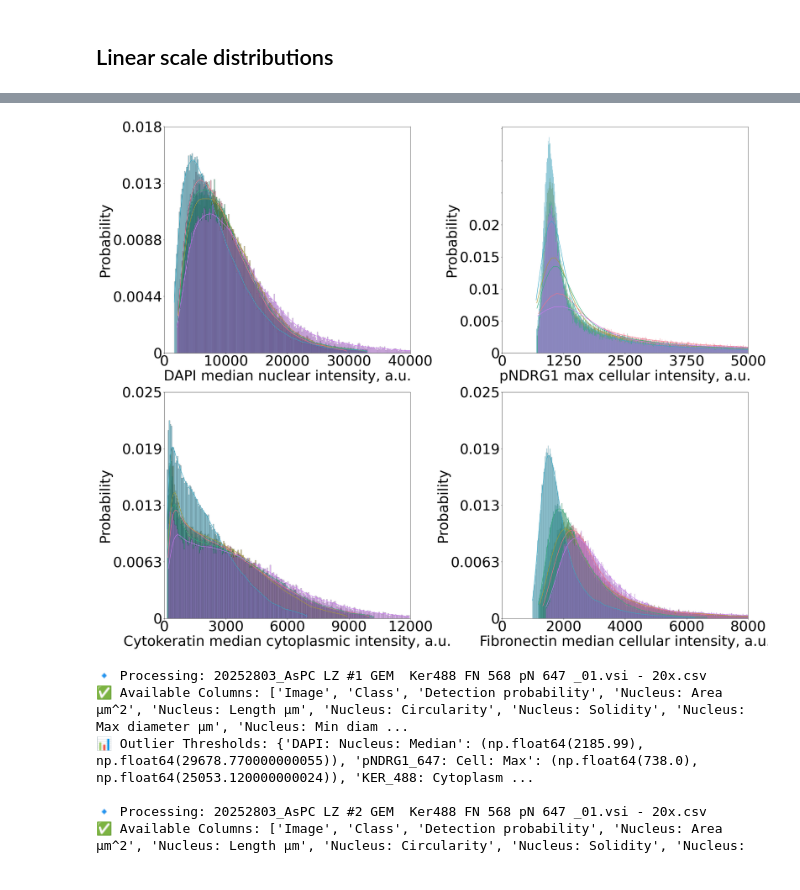
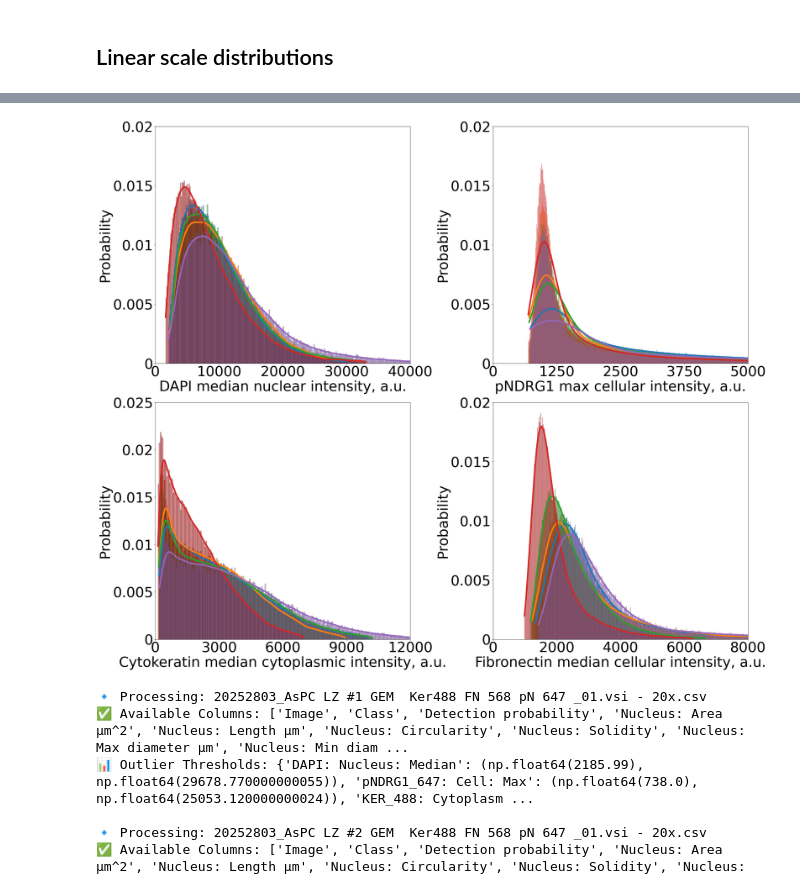
Before and after one commit to HMS-IAC/stroma-spatial-analysis-web, a Jupyter notebook: analysis/AsPC_NDRG1/20250327_pndrg1_histograms.ipynb, the cells around one changed output, grey strips where cells are left out. Saved outputs shown, nothing was run; the diff lists cells and outputs as text; code cells hidden in the pictures.

Commit message:
use colormap across fig2-3

```diff
--- a/analysis/AsPC_NDRG1/20250327_pndrg1_histograms.ipynb
+++ b/analysis/AsPC_NDRG1/20250327_pndrg1_histograms.ipynb
@@ -140,11 +140,11 @@ file_paths = [
 ]
 
 # Convert file paths to base names (without extensions) to ensure correct mapping
-file_base_names = [os.path.splitext(os.path.basename(f))[0] for f in file_paths]
+# file_base_names = [os.path.splitext(os.path.basename(f))[0] for f in file_paths]
 
 # Define unique colors for each image
-color_palette = sns.color_palette("husl", len(file_paths))
-image_colors = {base_name: color for base_name, color in zip(file_base_names, color_palette)}
+# color_palette = sns.color_palette("husl", len(file_paths))
+# image_colors = {base_name: color for base_name, color in zip(file_base_names, color_palette)}
 
 # Define bin sizes for each channel
 bin_sizes = {
@@ -162,12 +162,19 @@ expected_columns = {
     "FN_568": ["FN_568: Cell: Median"]
     }
 
+y_ticks = {
+    "DAPI": [0, 0.005, 0.01, 0.015, 0.02],
+    "pNDRG1_647": [0, 0.005, 0.01, 0.015, 0.02],
+    "KER_488": [0, 0.005, 0.01, 0.015, 0.02, 0.025],
+    "FN_568": [0, 0.005, 0.01, 0.015, 0.02]
+}
+
 # Load and preprocess data
 dfs_data_list, column_mapping = load_and_preprocess_files(folder_path, file_paths, expected_columns)
 
 # Ensure data is available before plotting
 if dfs_data_list:
-    fig, axs = plt.subplots(2, 2, figsize=(30, 25))
+    fig, axs = plt.subplots(2, 2, figsize=(30, 26))
 
     plot_keys = ["DAPI", "pNDRG1_647", "KER_488", "FN_568"]
     axes_positions = [(0, 0), (0, 1), (1, 0), (1, 1)]
@@ -190,7 +197,7 @@ if dfs_data_list:
 
     for df in dfs_data_list:
         image_label = df["Image"].iloc[0]
-        image_color = image_colors.get(image_label, "gray")
+        # image_color = image_colors.get(image_label, "gray")
 
         for key, (row, col) in zip(plot_keys, axes_positions):
             if key in column_mapping and column_mapping[key] in df.columns:
@@ -198,10 +205,11 @@ if dfs_data_list:
                     df[column_mapping[key]],
                     binwidth=bin_sizes.get(key, 10),
                     kde=True,
+                    line_kws={"linewidth": 5},
                     ax=axs[row, col],
                     label=image_label,
                     alpha=0.5,
-                    color=image_color,
+                    # color=image_color,
                     stat="probability"
                 )
                 plotted_something = True
@@ -221,47 +229,41 @@ if dfs_data_list:
             xticks = [axis_limits[key][0] + i * (axis_limits[key][1] - axis_limits[key][0]) / 4 for i in range(5)]
             ax.set_xticks(xticks)
 
-        # 🔧 Ensure y-axis tick limits apply to all panels
-        yticks = ax.get_yticks()
-        if len(yticks) > 5:
-            min_y, max_y = min(yticks), max(yticks)
-            yticks = [min_y + i * (max_y - min_y) / 4 for i in range(5)]
-            ax.set_yticks(yticks)
+        # Set specific y-ticks if defined
+        if key in y_ticks:
+            ax.set_yticks(y_ticks[key])
+            ax.set_ylim(bottom=min(y_ticks[key]), top=max(y_ticks[key]))
 
-        # Format y-tick labels to 2 significant digits
-        ax.set_yticklabels([f"{tick:.2g}" for tick in yticks])
+        # Format y-tick labels nicely
+        ax.set_yticklabels([f"{tick:.2g}" for tick in ax.get_yticks()])
 
-    # if plotted_something:
-    #     for ax_row in axs:
-    #         for ax in ax_row:
-    #             ax.legend(fontsize=25)
 
     plt.tight_layout(rect=[0, 0, 1, 0.95])
     plt.savefig("/Users/antoine/Harvard/IAC/image_analysis_paper_QP_projects/AsPC_NDRG1/plots/histograms/2025_measurements_distribution_pNDRG1.png", dpi=300)
     plt.show()
 else:
     print("⚠️ No plots generated due to lack of valid data.")
 # %% [output]
 🔹 Processing: 20252803_AsPC LZ #1 GEM  Ker488 FN 568 pN 647 _01.vsi - 20x.csv
 ✅ Available Columns: ['Image', 'Class', 'Detection probability', 'Nucleus: Area µm^2', 'Nucleus: Length µm', 'Nucleus: Circularity', 'Nucleus: Solidity', 'Nucleus: Max diameter µm', 'Nucleus: Min diam ...
 📊 Outlier Thresholds: {'DAPI: Nucleus: Median': (np.float64(2185.99), np.float64(29678.770000000055)), 'pNDRG1_647: Cell: Max': (np.float64(738.0), np.float64(25053.120000000024)), 'KER_488: Cytoplasm ...
 
 🔹 Processing: 20252803_AsPC LZ #2 GEM  Ker488 FN 568 pN 647 _01.vsi - 20x.csv
 ✅ Available Columns: ['Image', 'Class', 'Detection probability', 'Nucleus: Area µm^2', 'Nucleus: Length µm', 'Nucleus: Circularity', 'Nucleus: Solidity', 'Nucleus: Max diameter µm', 'Nucleus: Min diam ...
 📊 Outlier Thresholds: {'DAPI: Nucleus: Median': (np.float64(2292.935), np.float64(32996.71000000001)), 'pNDRG1_647: Cell: Max': (np.float64(704.0), np.float64(15673.710000000006)), 'KER_488: Cytoplasm ...
 
 🔹 Processing: 20252803_AsPC LZ #3 GEM  Ker488 FN 568 pN 647 _01.vsi - 20x.csv
 ✅ Available Columns: ['Image', 'Class', 'Detection probability', 'Nucleus: Area µm^2', 'Nucleus: Length µm', 'Nucleus: Circularity', 'Nucleus: Solidity', 'Nucleus: Max diameter µm', 'Nucleus: Min diam ...
 📊 Outlier Thresholds: {'DAPI: Nucleus: Median': (np.float64(2389.24), np.float64(32955.90999999998)), 'pNDRG1_647: Cell: Max': (np.float64(707.74), np.float64(17585.03999999998)), 'KER_488: Cytoplasm: ...
 
 🔹 Processing: 20252803_AsPC LZ #4 GEM  Ker488 FN 568 pN 647 _01.vsi - 20x.csv
 ✅ Available Columns: ['Image', 'Class', 'Detection probability', 'Nucleus: Area µm^2', 'Nucleus: Length µm', 'Nucleus: Circularity', 'Nucleus: Solidity', 'Nucleus: Max diameter µm', 'Nucleus: Min diam ...
 📊 Outlier Thresholds: {'DAPI: Nucleus: Median': (np.float64(1606.0), np.float64(33031.455)), 'pNDRG1_647: Cell: Max': (np.float64(691.0), np.float64(13162.970000000001)), 'KER_488: Cytoplasm: Median': ...
 
 🔹 Processing: 20252803_AsPC LZ #5 GEM  Ker488 FN 568 pN 647 _01.vsi - 20x.csv
 ✅ Available Columns: ['Image', 'Class', 'Detection probability', 'Nucleus: Area µm^2', 'Nucleus: Length µm', 'Nucleus: Circularity', 'Nucleus: Solidity', 'Nucleus: Max diameter µm', 'Nucleus: Min diam ...
 📊 Outlier Thresholds: {'DAPI: Nucleus: Median': (np.float64(2063.2200000000003), np.float64(41628.60999999997)), 'pNDRG1_647: Cell: Max': (np.float64(723.0), np.float64(34476.49999999997)), 'KER_488:  ...
-[figure, old version]
+[figure, new version]
 # %%
 # Define folder and file paths
 folder_path = "/Users/antoine/Harvard/IAC/image_analysis_paper_QP_projects/AsPC_NDRG1/results/histograms"
```
Also changed, not shown: 3 other files.
